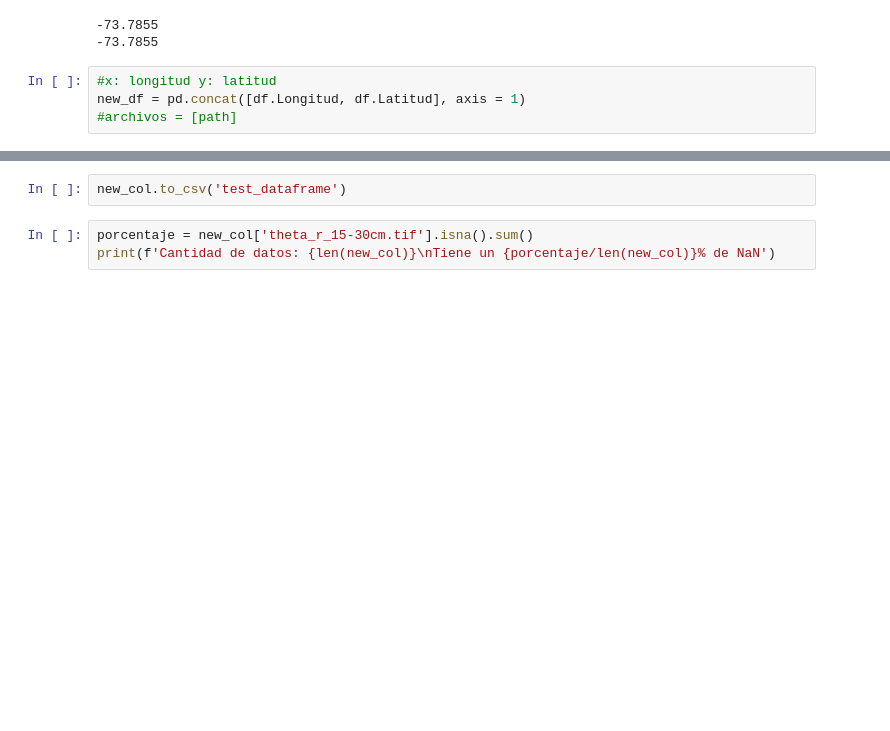
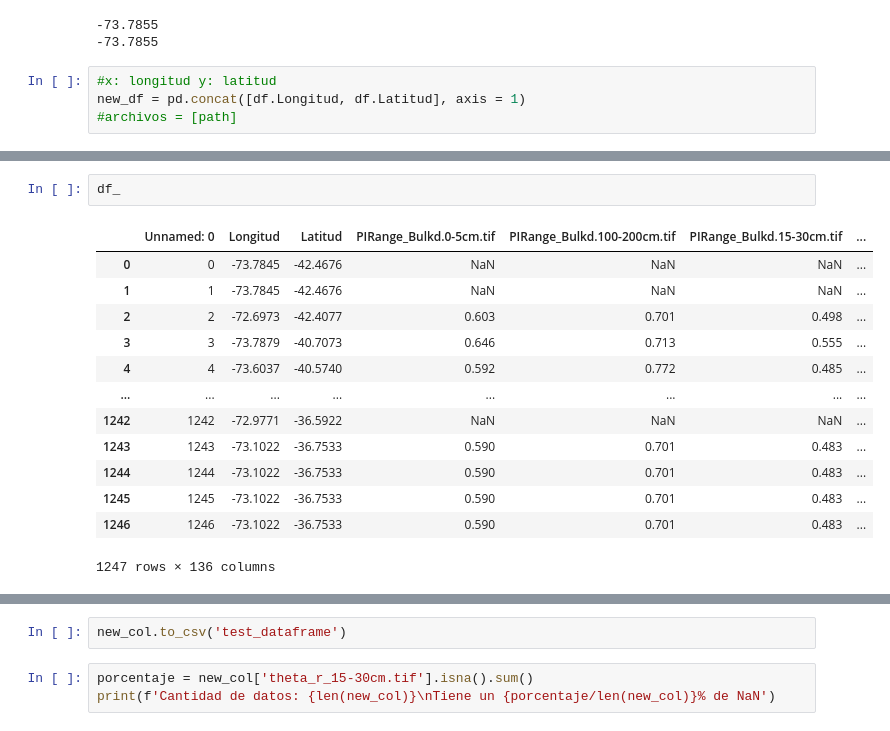
Before and after one commit to ManuelLabbe/script_geotiff_data_extraction, a Jupyter notebook: eda.ipynb, the cells around one changed output, grey strips where cells are left out. Drawn from its saved outputs; the diff is of its cells as text; blank space fills up the shorter version.

```diff
--- a/eda.ipynb
+++ b/eda.ipynb
@@ -216,0 +381,16 @@ Error index 74628 is out of bounds for axis 1 with size 9891
+# %%
+df_
+# %% [output]
+|  | Unnamed: 0 | Longitud | Latitud | PIRange_Bulkd.0-5cm.tif | PIRange_Bulkd.100-200cm.tif | PIRange_Bulkd.15-30cm.tif | ... |
+| 0 | 0 | -73.7845 | -42.4676 | NaN | NaN | NaN | ... |
+| 1 | 1 | -73.7845 | -42.4676 | NaN | NaN | NaN | ... |
+| 2 | 2 | -72.6973 | -42.4077 | 0.603 | 0.701 | 0.498 | ... |
+| 3 | 3 | -73.7879 | -40.7073 | 0.646 | 0.713 | 0.555 | ... |
+| 4 | 4 | -73.6037 | -40.5740 | 0.592 | 0.772 | 0.485 | ... |
+| ... | ... | ... | ... | ... | ... | ... | ... |
+| 1242 | 1242 | -72.9771 | -36.5922 | NaN | NaN | NaN | ... |
+| 1243 | 1243 | -73.1022 | -36.7533 | 0.590 | 0.701 | 0.483 | ... |
+| 1244 | 1244 | -73.1022 | -36.7533 | 0.590 | 0.701 | 0.483 | ... |
+| 1245 | 1245 | -73.1022 | -36.7533 | 0.590 | 0.701 | 0.483 | ... |
+| 1246 | 1246 | -73.1022 | -36.7533 | 0.590 | 0.701 | 0.483 | ... |
+1247 rows × 136 columns
```
Also changed, not shown: parts of 27 cells of this notebook.
